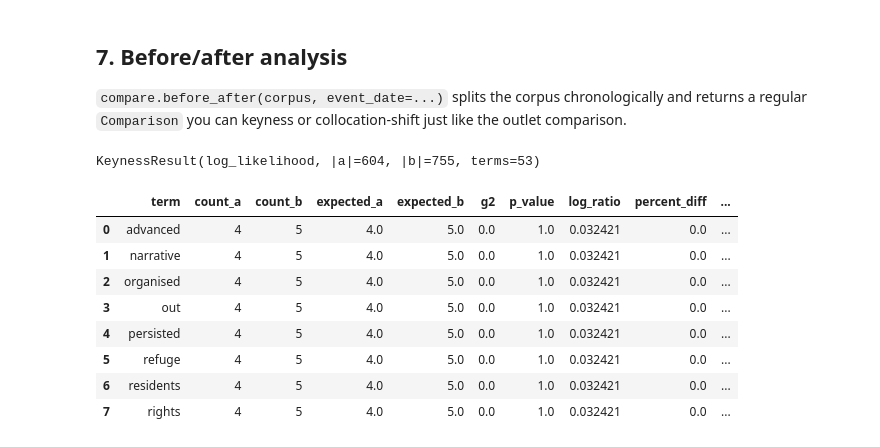
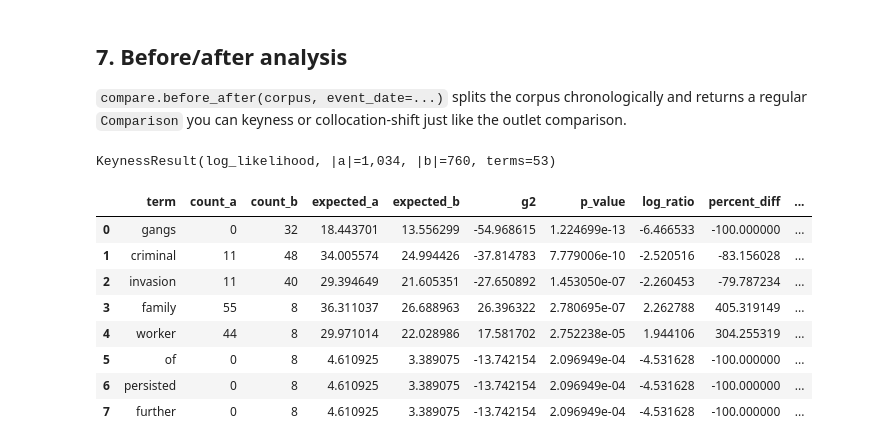
Before and after one commit to jturner-uofl/pycorpdiff, a Jupyter notebook: examples/pycorpdiff_tutorial.ipynb, the cells around one changed output. Saved outputs shown, nothing was run; the diff lists cells and outputs as text; code cells hidden in the pictures.

```diff
--- a/examples/pycorpdiff_tutorial.ipynb
+++ b/examples/pycorpdiff_tutorial.ipynb
@@ -46,12 +47,23 @@ criminalising_templates = [
     'the migrant gangs and migrant invasion narrative dominated coverage',
 ]
 
+EVENT_YEAR = 2016
 rows = []
-for year in range(2015, 2024):
-    for i, doc in enumerate(humanising_templates):
-        rows.append({'text': doc, 'outlet': 'humanising', 'date': f'{year}-{(i%12)+1:02d}-15'})
-    for i, doc in enumerate(criminalising_templates):
-        rows.append({'text': doc, 'outlet': 'criminalising', 'date': f'{year}-{(i%12)+1:02d}-15'})
+for year in range(2005, 2024):
+    humanising_n = 8 if year < EVENT_YEAR else 2
+    criminalising_n = 2 if year < EVENT_YEAR else 8
+    for i in range(humanising_n):
+        rows.append({
+            'text': humanising_templates[i % len(humanising_templates)],
+            'outlet': 'humanising',
+            'date': f'{year}-{(i%12)+1:02d}-15',
+        })
+    for i in range(criminalising_n):
+        rows.append({
+            'text': criminalising_templates[i % len(criminalising_templates)],
+            'outlet': 'criminalising',
+            'date': f'{year}-{(i%12)+1:02d}-15',
+        })
 
 corpus = pcd.from_dataframe(
     pd.DataFrame(rows),
@@ -201,19 +230,19 @@ trajectory.plot()
 
 `compare.before_after(corpus, event_date=...)` splits the corpus chronologically and returns a regular `Comparison` you can keyness or collocation-shift just like the outlet comparison.
 # %%
-ba = pcd.compare.before_after(corpus, event_date='2019-01-01', time_col='date').keyness(
+ba = pcd.compare.before_after(corpus, event_date='2016-01-01', time_col='date').keyness(
     min_count=5
 )
 print(ba.summary())
 ba.table.head(8)
 # %% [output]
-KeynessResult(log_likelihood, |a|=604, |b|=755, terms=53)
+KeynessResult(log_likelihood, |a|=1,034, |b|=760, terms=53)
 |  | term | count_a | count_b | expected_a | expected_b | g2 | p_value | log_ratio | percent_diff | ... |
-| 0 | advanced | 4 | 5 | 4.0 | 5.0 | 0.0 | 1.0 | 0.032421 | 0.0 | ... |
-| 1 | narrative | 4 | 5 | 4.0 | 5.0 | 0.0 | 1.0 | 0.032421 | 0.0 | ... |
-| 2 | organised | 4 | 5 | 4.0 | 5.0 | 0.0 | 1.0 | 0.032421 | 0.0 | ... |
-| 3 | out | 4 | 5 | 4.0 | 5.0 | 0.0 | 1.0 | 0.032421 | 0.0 | ... |
-| 4 | persisted | 4 | 5 | 4.0 | 5.0 | 0.0 | 1.0 | 0.032421 | 0.0 | ... |
-| 5 | refuge | 4 | 5 | 4.0 | 5.0 | 0.0 | 1.0 | 0.032421 | 0.0 | ... |
-| 6 | residents | 4 | 5 | 4.0 | 5.0 | 0.0 | 1.0 | 0.032421 | 0.0 | ... |
-| 7 | rights | 4 | 5 | 4.0 | 5.0 | 0.0 | 1.0 | 0.032421 | 0.0 | ... |
+| 0 | gangs | 0 | 32 | 18.443701 | 13.556299 | -54.968615 | 1.224699e-13 | -6.466533 | -100.000000 | ... |
+| 1 | criminal | 11 | 48 | 34.005574 | 24.994426 | -37.814783 | 7.779006e-10 | -2.520516 | -83.156028 | ... |
+| 2 | invasion | 11 | 40 | 29.394649 | 21.605351 | -27.650892 | 1.453050e-07 | -2.260453 | -79.787234 | ... |
+| 3 | family | 55 | 8 | 36.311037 | 26.688963 | 26.396322 | 2.780695e-07 | 2.262788 | 405.319149 | ... |
+| 4 | worker | 44 | 8 | 29.971014 | 22.028986 | 17.581702 | 2.752238e-05 | 1.944106 | 304.255319 | ... |
+| 5 | of | 0 | 8 | 4.610925 | 3.389075 | -13.742154 | 2.096949e-04 | -4.531628 | -100.000000 | ... |
+| 6 | persisted | 0 | 8 | 4.610925 | 3.389075 | -13.742154 | 2.096949e-04 | -4.531628 | -100.000000 | ... |
+| 7 | further | 0 | 8 | 4.610925 | 3.389075 | -13.742154 | 2.096949e-04 | -4.531628 | -100.000000 | ... |
```
Also changed, not shown: parts of 23 cells of this notebook, 1 other file.
